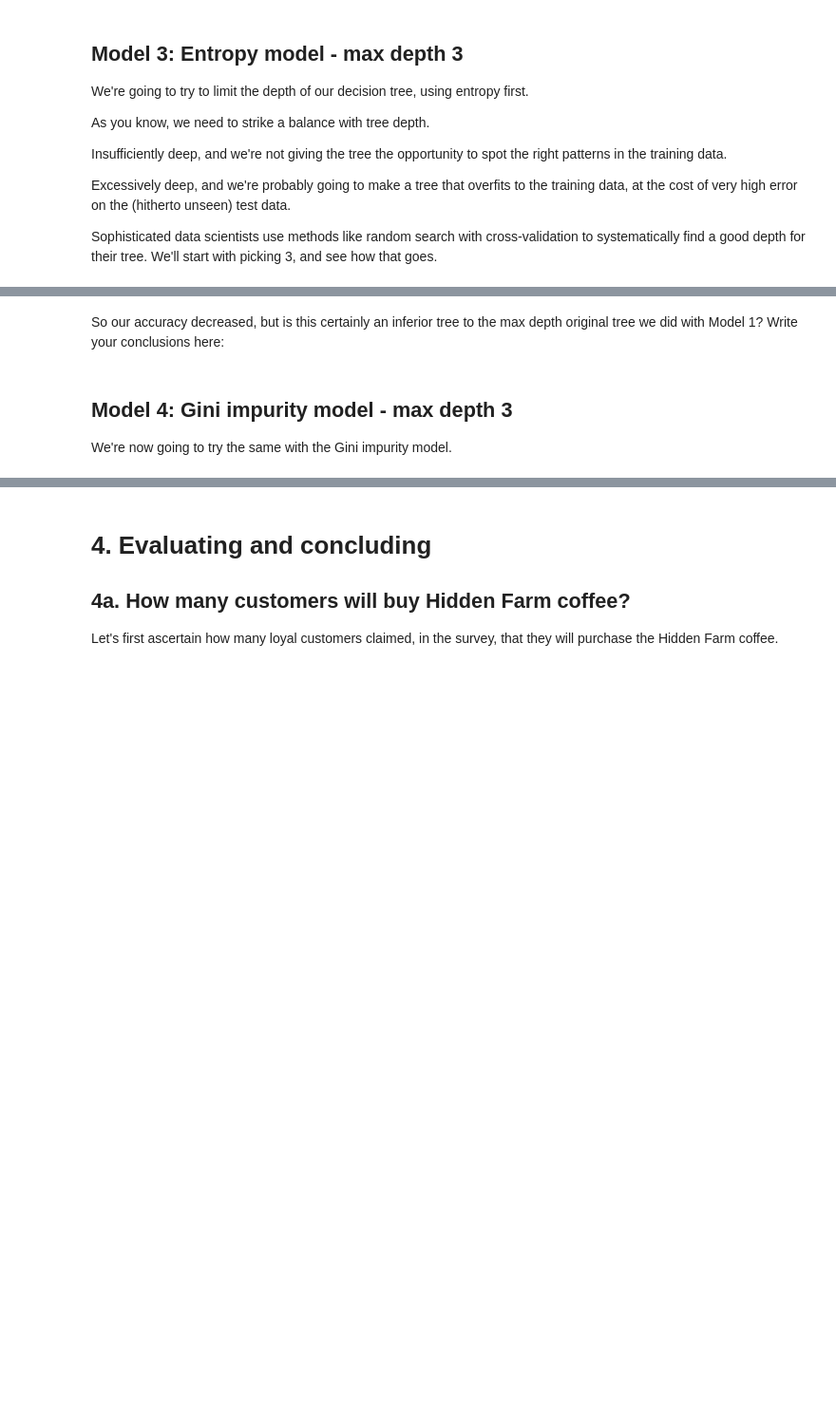
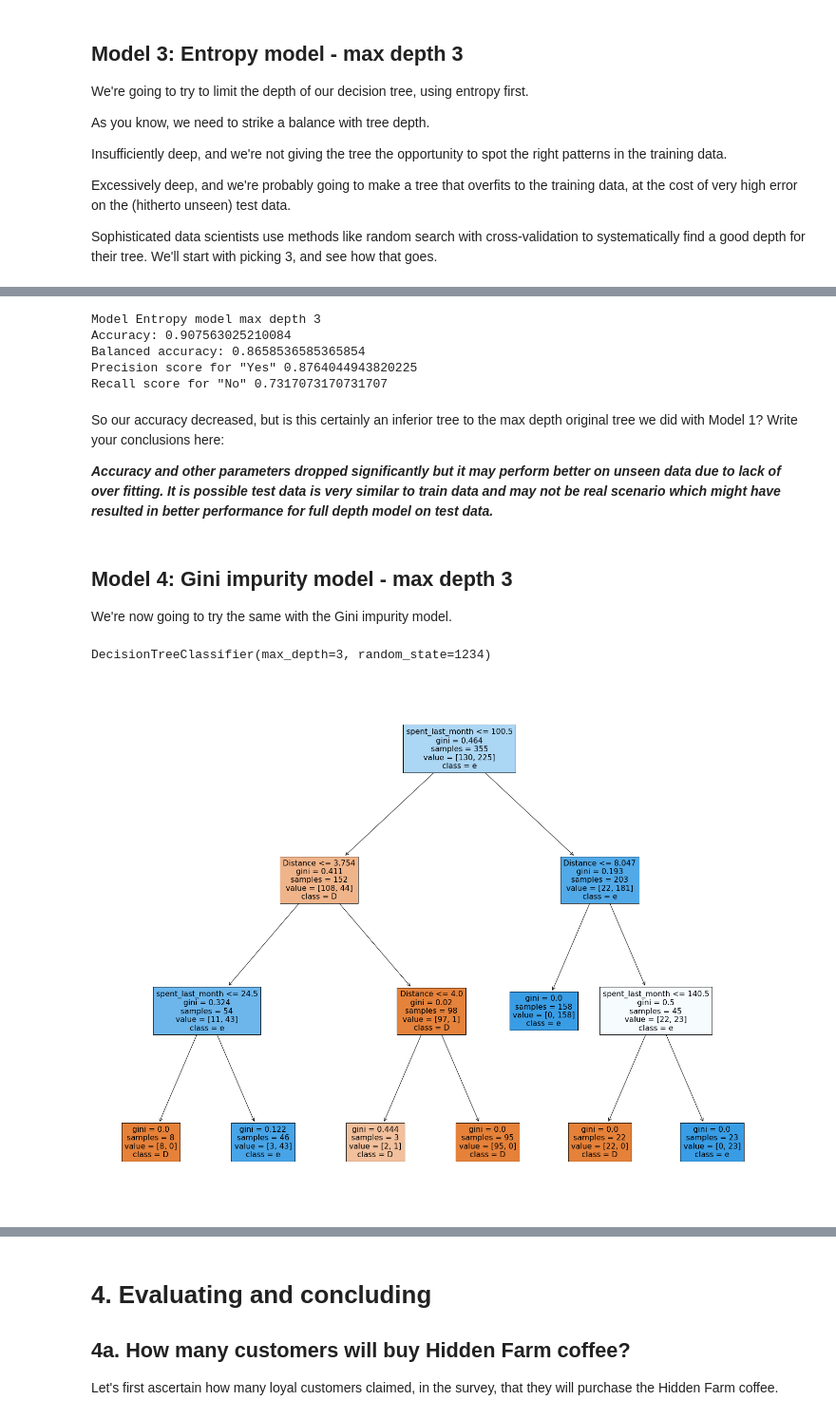
Before and after one commit to vishrast/Case-Study--RR-Diner-Coffee, a Jupyter notebook: Springboard Decision Tree Specialty Coffee Case Study - Tier 3.ipynb, the cells around one changed output, grey strips where cells are left out. Shown at 95% size. Cells and saved outputs as stored; diff of their text form; code cells hidden in the pictures; blank space fills up the shorter version.

```diff
--- a/Springboard Decision Tree Specialty Coffee Case Study - Tier 3.ipynb
+++ b/Springboard Decision Tree Specialty Coffee Case Study - Tier 3.ipynb
@@ -475,18 +556,38 @@ _ _ _
 # %%
 # Run this block for model evaluation
 print("Model Entropy model max depth 3")
-print("Accuracy:", metrics.accuracy_score(y_test,y_pred))
-print("Balanced accuracy:", metrics.balanced_accuracy_score(y_test,y_pred))
-print('Precision score for "Yes"' , metrics.precision_score(y_test,y_pred, pos_label = "YES"))
-print('Recall score for "No"' , metrics.recall_score(y_test,y_pred, pos_label = "NO"))
+print("Accuracy:", metrics.accuracy_score(y_test,y_pred3))
+print("Balanced accuracy:", metrics.balanced_accuracy_score(y_test,y_pred3))
+print('Precision score for "Yes"' , metrics.precision_score(y_test,y_pred3, pos_label = "YES"))
+print('Recall score for "No"' , metrics.recall_score(y_test,y_pred3, pos_label = "NO"))
+# %% [output]
+Model Entropy model max depth 3
+Accuracy: 0.907563025210084
+Balanced accuracy: 0.8658536585365854
+Precision score for "Yes" 0.8764044943820225
+Recall score for "No" 0.7317073170731707
 # %% [markdown]
 So our accuracy decreased, but is this certainly an inferior tree to the max depth original tree we did with Model 1? Write your conclusions here:
+
+***Accuracy and other parameters dropped significantly but it may perform better on unseen data due to lack of over fitting. It is possible test data is very similar to train data and may not be real scenario which might have resulted in better performance for full depth model on test data.***
 # %% [markdown]
 ## Model 4: Gini impurity  model - max depth 3
 We're now going to try the same with the Gini impurity model.
 # %%
 # As before, make a variable, but call it gini_model2, and ensure the max_depth parameter is set to 3
-_ _ _ = _ _ _._ _ _(_ _ _ ='_ _ _ ', _ _ _ = 1234, _ _ _  = _ _ _ )
+gini_model2=tree.DecisionTreeClassifier(criterion = "gini",random_state=1234,max_depth=3)
 
 # Do the fit, predict, and series transformations as before.
-_ _ _
+
+gini_model2.fit(X_train,y_train)
+
+
+y_pred4=gini_model2.predict(X_test)
+
+# Turn y_pred into a series, as before
+y_pred4=pd.Series(y_pred4)
+
+# Check out gini_model
+gini_model2
+# %% [output]
+DecisionTreeClassifier(max_depth=3, random_state=1234)
@@ -500,2 +594,15 @@ _ _ _
+# %%
+dot_data = StringIO()
+fig = plt.figure(figsize=(25,20))
+tree.plot_tree(gini_model2,feature_names=['Age', 'num_coffeeBags_per_year', 'spent_last_week', 'spent_last_month',
+       'salary', 'Distance', 'Online', 'Gender_Male'],
+                   class_names="Decision",
+                   filled=True)
+plt.show()
+
+
+# Alternatively for class_names use gini_model2.classes_
+# %% [output]
+[figure, added]
 # %%
 print("Gini impurity  model - max depth 3")
```
Also changed, not shown: parts of 34 cells of this notebook.
